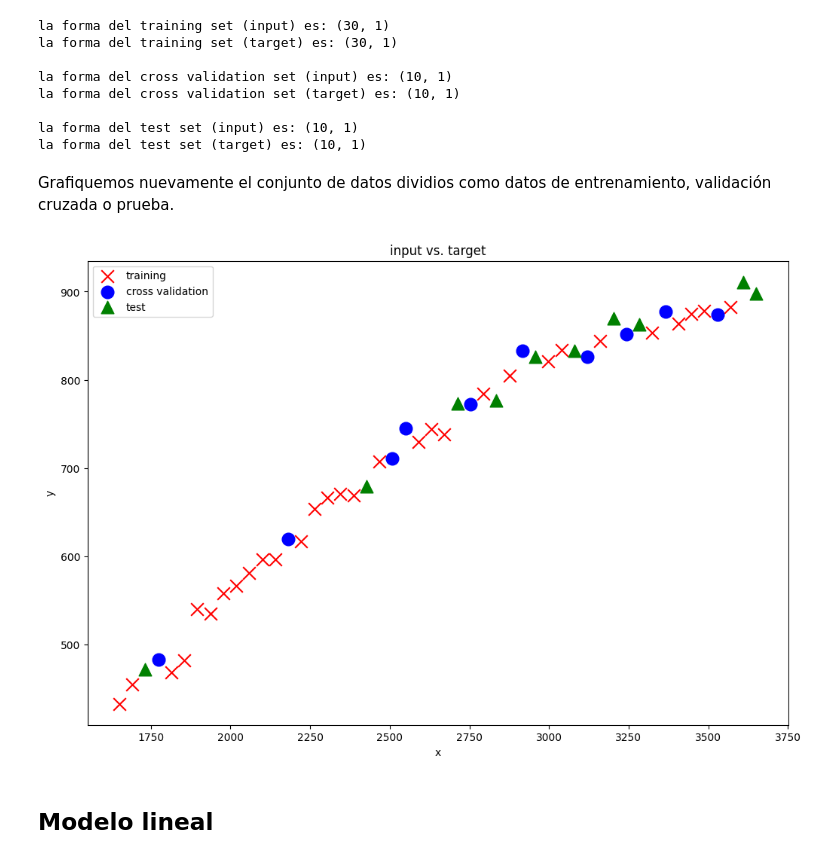
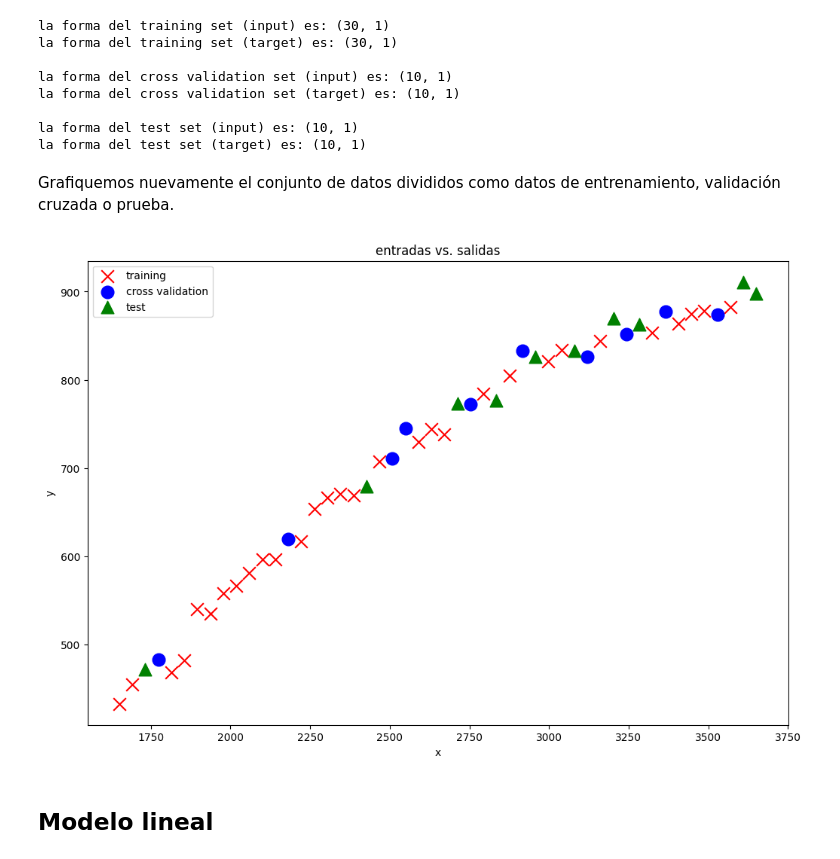
Before and after one commit to patok/intro-ML-labs, a Jupyter notebook: examen_final_Dic_2024.ipynb, the cells around one changed output. Drawn from its saved outputs; the diff is of its cells as text; code cells hidden in the pictures.

```diff
--- a/examen_final_Dic_2024.ipynb
+++ b/examen_final_Dic_2024.ipynb
@@ -99,22 +99,22 @@ la forma del cross validation set (target) es: (10, 1)
 la forma del test set (input) es: (10, 1)
 la forma del test set (target) es: (10, 1)
 # %% [markdown]
-Grafiquemos nuevamente el conjunto de datos dividios como datos de entrenamiento, validación cruzada o prueba.
+Grafiquemos nuevamente el conjunto de datos divididos como datos de entrenamiento, validación cruzada o prueba.
 # %%
 def plot_train_cv_test(x_train, y_train, x_cv, y_cv, x_test, y_test, title):
     plt.scatter(x_train, y_train, marker='x', c='r', label='training');
     plt.scatter(x_cv, y_cv, marker='o', c='b', label='cross validation');
     plt.scatter(x_test, y_test, marker='^', c='g', label='test');
-    plt.title("input vs. target")
+    plt.title(title)
     plt.xlabel("x");
     plt.ylabel("y");
     plt.legend()
     plt.show()
 
 
-plot_train_cv_test(x_train, y_train, x_cv, y_cv, x_test, y_test, title="input vs. target")
+plot_train_cv_test(x_train, y_train, x_cv, y_cv, x_test, y_test, title="entradas vs. salidas")
 # %% [output]
-[figure, old version]
+[figure, new version]
 # %% [markdown]
 ## Modelo lineal
 # %% [markdown]
```
Also changed, not shown: parts of 50 cells of this notebook, 2 other files.
